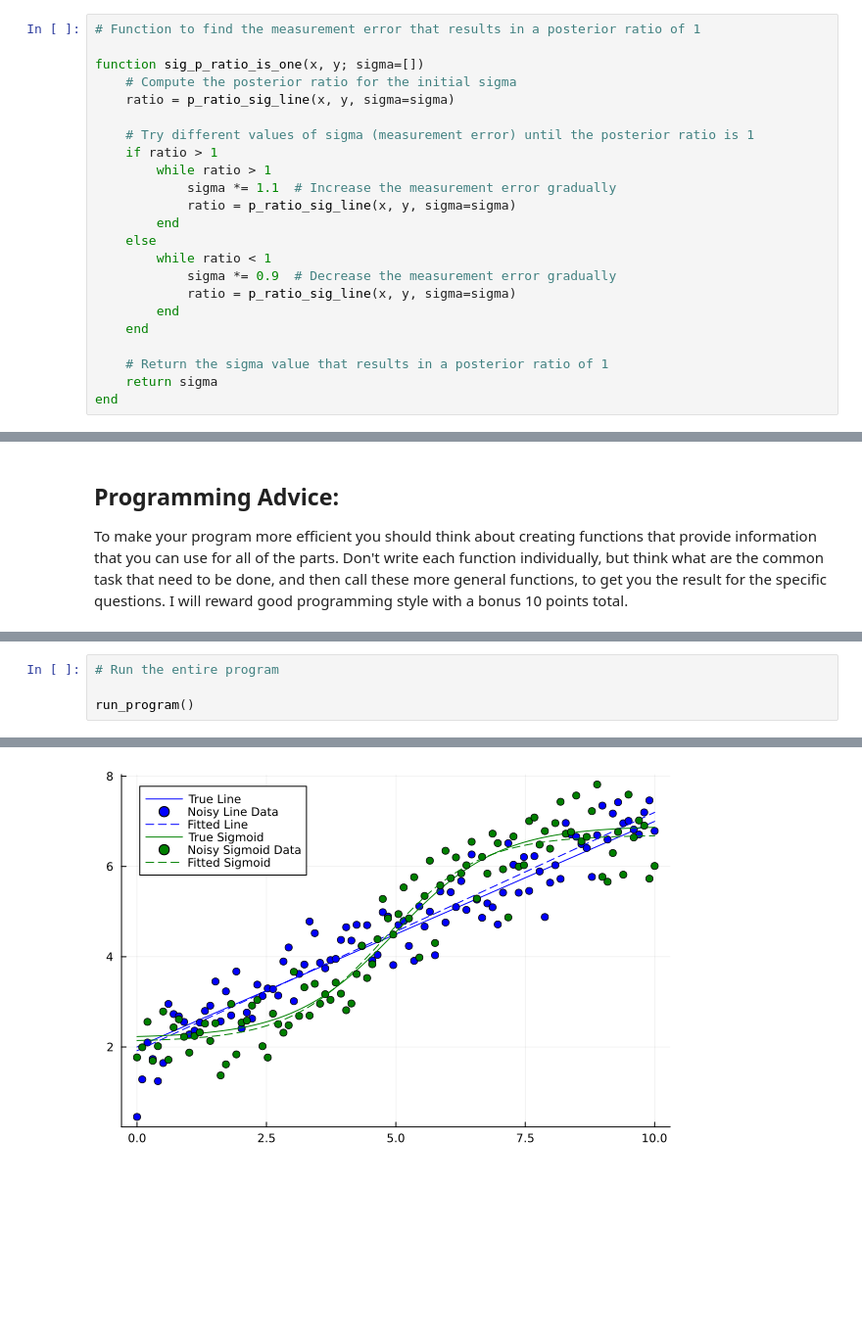
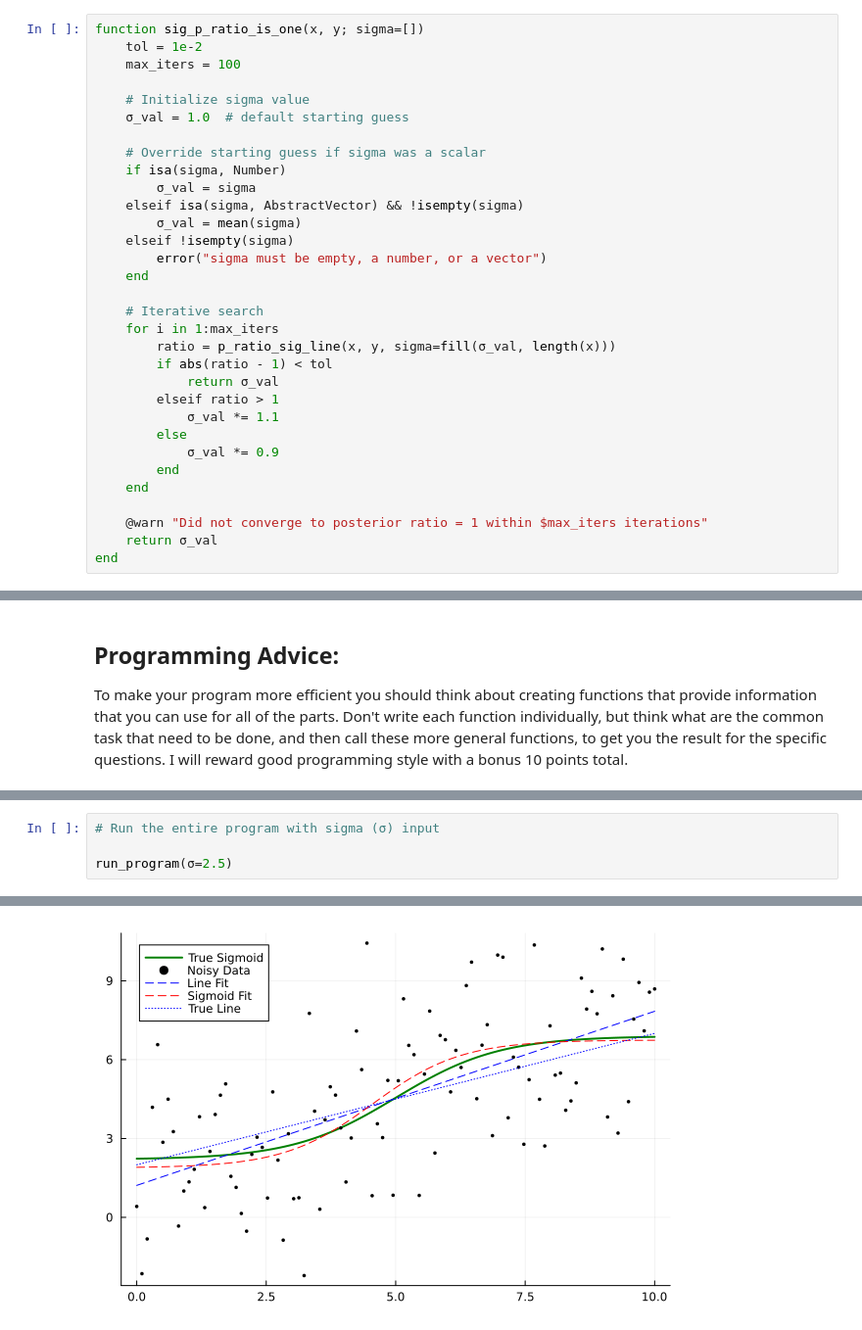
Before and after one commit to alex-hastava/BME-502-2025-homeworks, a Jupyter notebook: Alexander_Hastava_Midterm_2025.ipynb, the cells around one changed output, grey strips where cells are left out. Shown at 98% size. Drawn from its saved outputs; the diff is of its cells as text; blank space fills up the shorter version.

```diff
--- a/Alexander_Hastava_Midterm_2025.ipynb
+++ b/Alexander_Hastava_Midterm_2025.ipynb
@@ -198,27 +248,36 @@ p_ratio_sig_line (generic function with 1 method)
 # Part 4 (30 points)
 Create a function sig_p_ratio_is_one(x,y; sigma=[]) that returns the measurement error (either as a number or array depending on how the sigma is supplied) that would result in a posterior ratio between sigmoid and line of one. If sigma is not provided (sigma=[]), proceed as in Part 1-3.
 # %%
-# Function to find the measurement error that results in a posterior ratio of 1
+function sig_p_ratio_is_one(x, y; sigma=[])
+    tol = 1e-2
+    max_iters = 100
 
-function sig_p_ratio_is_one(x, y; sigma=[])
-    # Compute the posterior ratio for the initial sigma
-    ratio = p_ratio_sig_line(x, y, sigma=sigma)
+    # Initialize sigma value
+    σ_val = 1.0  # default starting guess
 
-    # Try different values of sigma (measurement error) until the posterior ratio is 1
-    if ratio > 1
-        while ratio > 1
-            sigma *= 1.1  # Increase the measurement error gradually
-            ratio = p_ratio_sig_line(x, y, sigma=sigma)
-        end
-    else
-        while ratio < 1
-            sigma *= 0.9  # Decrease the measurement error gradually
-            ratio = p_ratio_sig_line(x, y, sigma=sigma)
+    # Override starting guess if sigma was a scalar
+    if isa(sigma, Number)
+        σ_val = sigma
+    elseif isa(sigma, AbstractVector) && !isempty(sigma)
+        σ_val = mean(sigma)
+    elseif !isempty(sigma)
+        error("sigma must be empty, a number, or a vector")
+    end
+
+    # Iterative search
+    for i in 1:max_iters
+        ratio = p_ratio_sig_line(x, y, sigma=fill(σ_val, length(x)))
+        if abs(ratio - 1) < tol
+            return σ_val
+        elseif ratio > 1
+            σ_val *= 1.1
+        else
+            σ_val *= 0.9
         end
     end
 
-    # Return the sigma value that results in a posterior ratio of 1
-    return sigma
+    @warn "Did not converge to posterior ratio = 1 within $max_iters iterations"
+    return σ_val
 end
 # %% [output]
 sig_p_ratio_is_one (generic function with 1 method)
@@ -277,7 +346,7 @@ end
 # %% [output]
 run_program (generic function with 1 method)
 # %%
-# Run the entire program
+# Run the entire program with sigma (σ) input
 
-run_program()
+run_program(σ=2.5)
 # %% [output]
@@ -292 +370 @@ Sigmoid posterior ratio: 12.567823521092414
-[figure, old version]
+[figure, new version]
```
Also changed, not shown: parts of 9 cells of this notebook.
